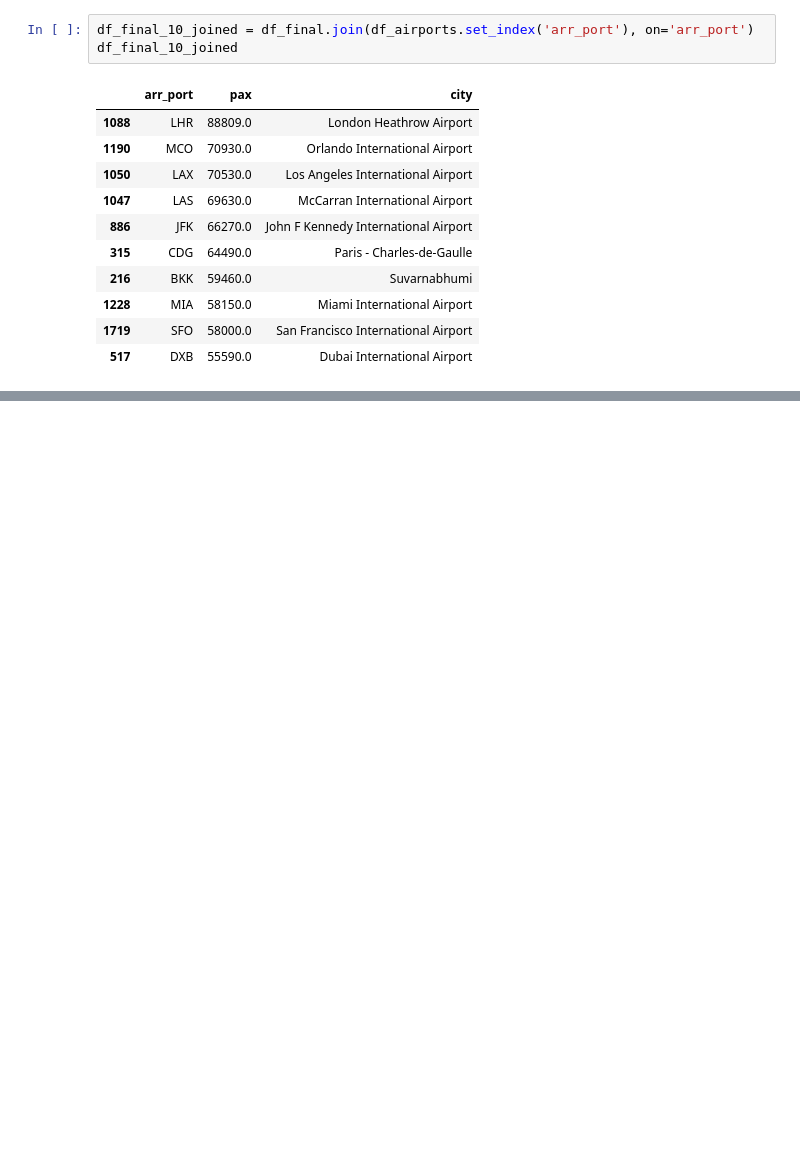
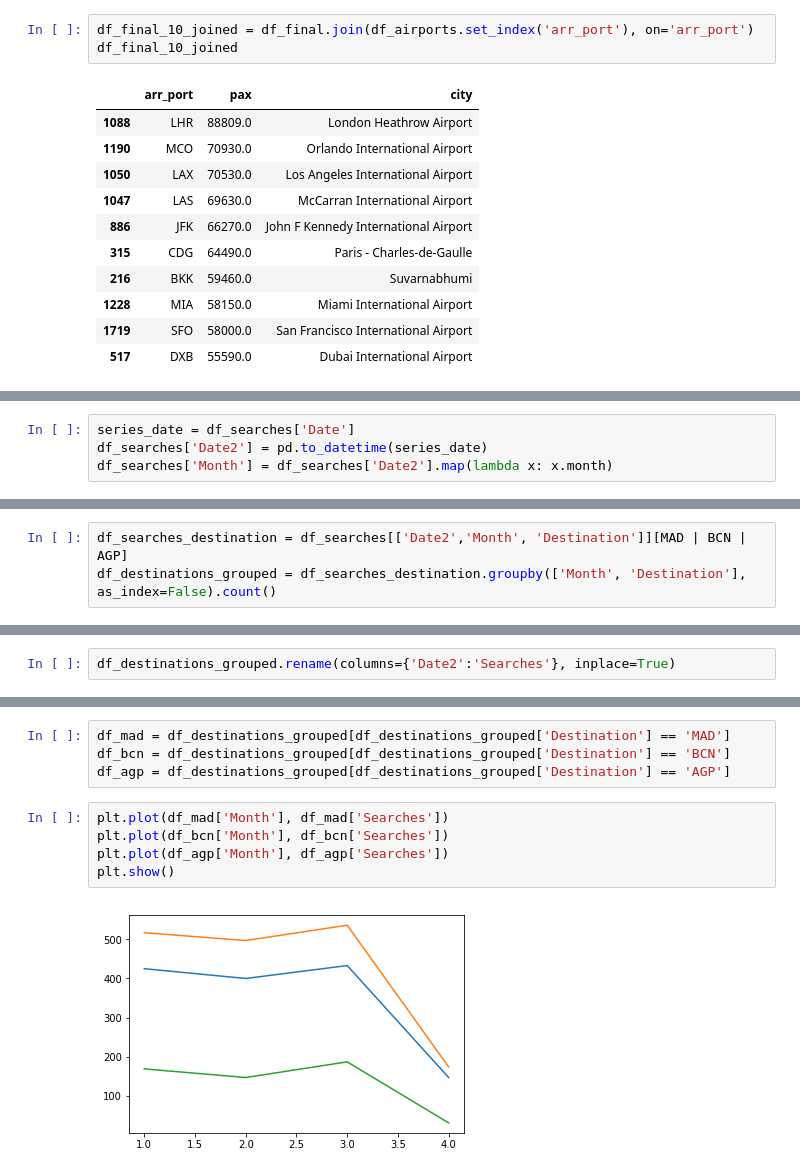
Before and after one commit to LorenzoChavez/Master-Data-Science, a Jupyter notebook: python/Amadeus_challenge.ipynb, the cells around one changed output, grey strips where cells are left out. Drawn from its saved outputs; the diff is of its cells as text; blank space fills up the shorter version.

```diff
--- a/python/Amadeus_challenge.ipynb
+++ b/python/Amadeus_challenge.ipynb
@@ -171,0 +292,4 @@ df_final_10_joined
+# %%
+series_date = df_searches['Date']
+df_searches['Date2'] = pd.to_datetime(series_date)
+df_searches['Month'] = df_searches['Date2'].map(lambda x: x.month)
@@ -171,0 +305,3 @@ df_final_10_joined
+# %%
+df_searches_destination = df_searches[['Date2','Month', 'Destination']][MAD | BCN | AGP]
+df_destinations_grouped = df_searches_destination.groupby(['Month', 'Destination'], as_index=False).count()
@@ -171,0 +330,2 @@ df_final_10_joined
+# %%
+df_destinations_grouped.rename(columns={'Date2':'Searches'}, inplace=True)
@@ -171,0 +348,11 @@ df_final_10_joined
+# %%
+df_mad = df_destinations_grouped[df_destinations_grouped['Destination'] == 'MAD']
+df_bcn = df_destinations_grouped[df_destinations_grouped['Destination'] == 'BCN']
+df_agp = df_destinations_grouped[df_destinations_grouped['Destination'] == 'AGP']
+# %%
+plt.plot(df_mad['Month'], df_mad['Searches'])
+plt.plot(df_bcn['Month'], df_bcn['Searches'])
+plt.plot(df_agp['Month'], df_agp['Searches'])
+plt.show()
+# %% [output]
+[figure, added]
```
Also changed, not shown: parts of 65 cells of this notebook.
